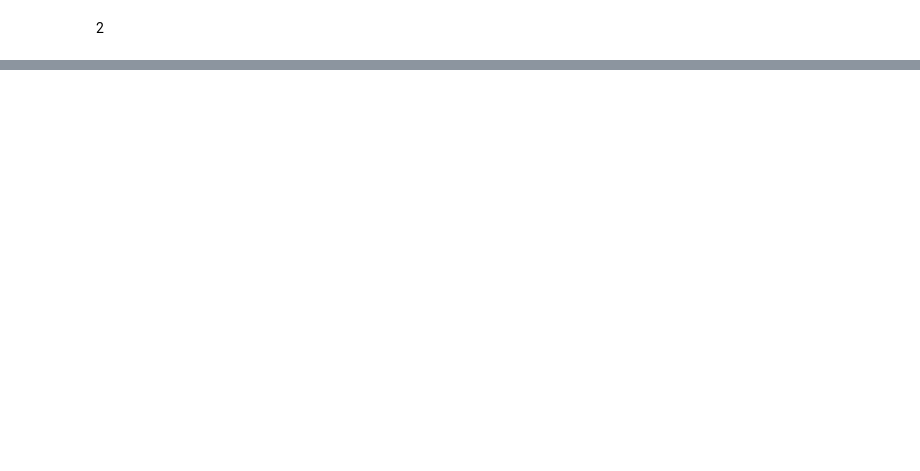
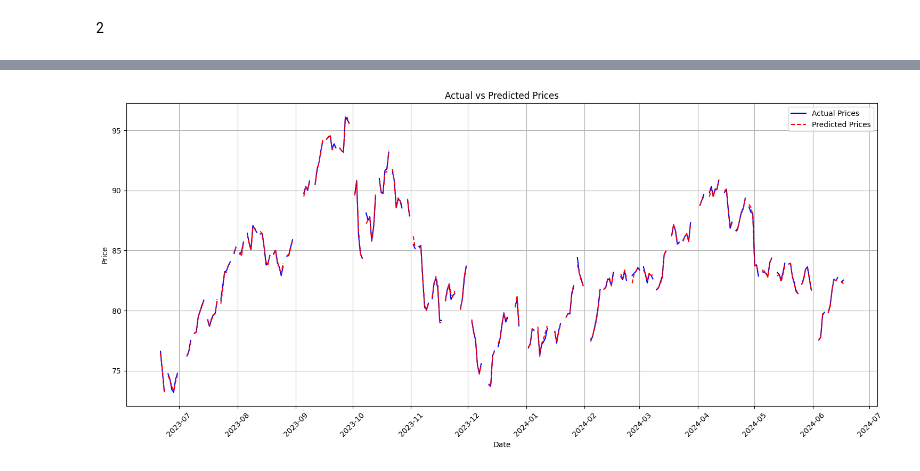
Before and after one commit to Warren12138/price-prediction, a Jupyter notebook: price_prediction.ipynb, the cells around one changed output, grey strips where cells are left out. Saved outputs shown, nothing was run; the diff lists cells and outputs as text; code cells hidden in the pictures; blank space fills up the shorter version.

```diff
--- a/price_prediction.ipynb
+++ b/price_prediction.ipynb
@@ -257,0 +368,34 @@ ValueError: x and y must have same first dimension, but have shapes (1060,) and
+# %%
+import pandas as pd
+
+# Assuming 'timestamps' is the datetime index corresponding to your test data
+actual_prices = pd.Series(y_test, index=y_test.index)
+predicted_prices = pd.Series(predictions_ensemble, index=y_test.index)
+
+# Now apply the resample method
+actual_daily = actual_prices.resample('D').mean()
+predicted_daily = predicted_prices.resample('D').mean()
+# %%
+import matplotlib.pyplot as plt
+import matplotlib.dates as mdates
+
+plt.figure(figsize=(15, 7))
+# 绘制实际价格
+plt.plot(actual_daily.index, actual_daily, label='Actual Prices', color='blue', linestyle='-')
+# 绘制预测价格
+plt.plot(predicted_daily.index, predicted_daily, label='Predicted Prices', color='red', linestyle='--')
+
+# 设置日期格式，这样可以更好地管理显示
+plt.gca().xaxis.set_major_locator(mdates.MonthLocator())  # 每个月显示一个主要刻度
+plt.gca().xaxis.set_major_formatter(mdates.DateFormatter('%Y-%m'))  # 刻度标签显示年和月
+
+plt.title('Actual vs Predicted Prices')
+plt.xlabel('Date')
+plt.ylabel('Price')
+plt.legend()
+plt.grid(True)
+plt.xticks(rotation=45)  # 旋转日期标签以提高可读性
+plt.tight_layout()  # 自动调整布局
+plt.show()
+# %% [output]
+[figure, added]
```
Also changed, not shown: parts of 22 cells of this notebook.
